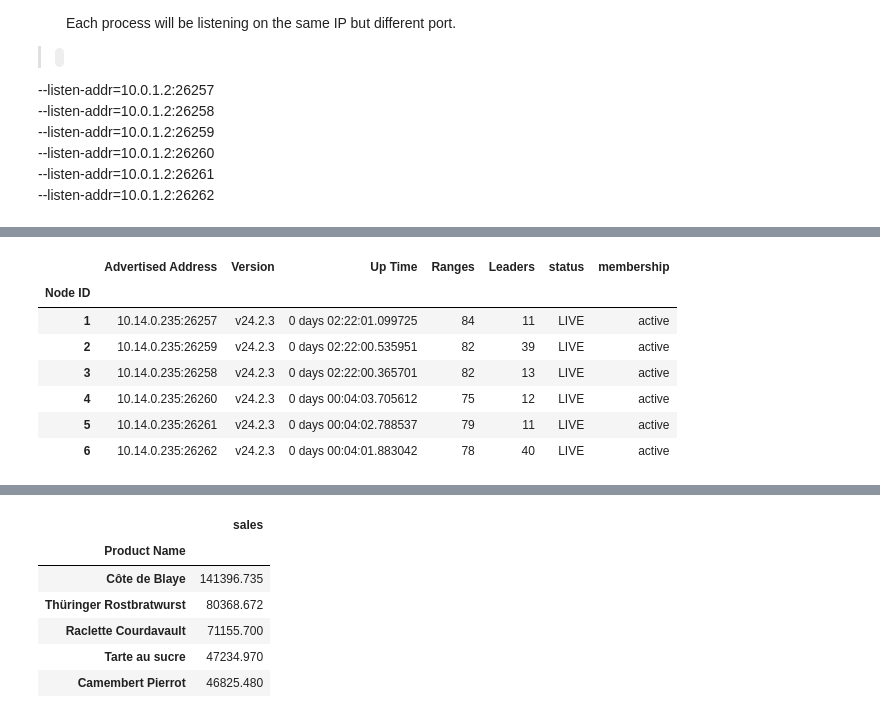
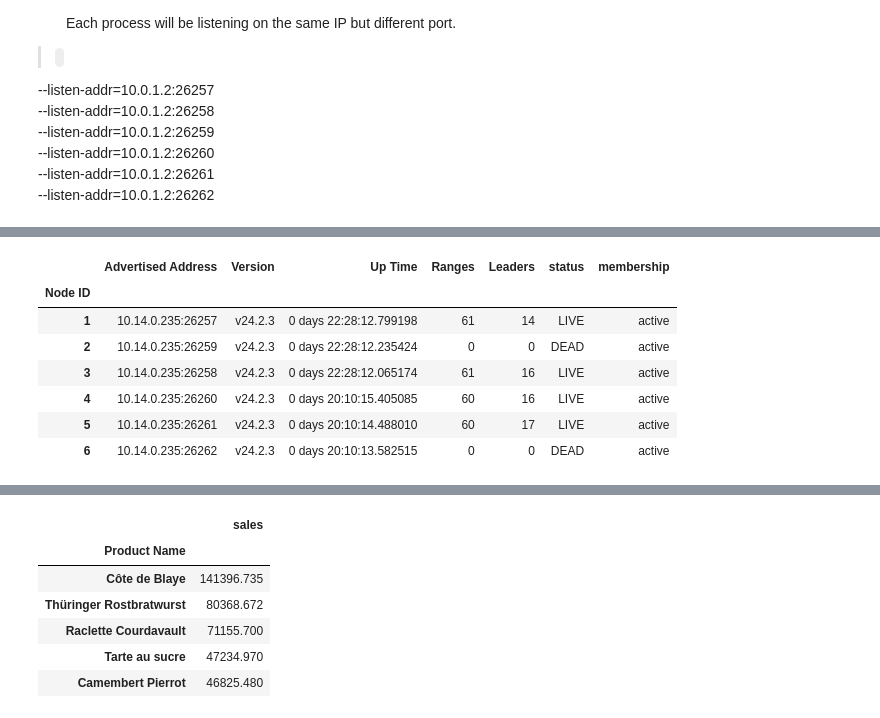
Before and after one commit to ainfanzon/Cockroach_IAM_Workshop, a Jupyter notebook: GCP_Colab_notebooks/Exercise_02.ipynb, the cells around one changed output, grey strips where cells are left out. Drawn from its saved outputs; the diff is of its cells as text; code cells hidden in the pictures.

```diff
--- a/GCP_Colab_notebooks/Exercise_02.ipynb
+++ b/GCP_Colab_notebooks/Exercise_02.ipynb
@@ -171,37 +171,37 @@ http://IP Address:8080/#/overview/list
 # %%
 conn = psycopg2.connect(
         database = 'northwind'
       , user = 'root'
-      , host = 'Your IP Address'                        # Use the GCP Compute Engine external IP address
+      , host = 'your ip address'                        # Use the GCP Compute Engine external IP address
       , port = '26257'
       , sslmode = 'disable'
 )
 
 cursor = conn.cursor()
 cursor.execute("""
 SELECT gn.node_id AS "Node ID"
      , gn.advertise_sql_address AS "Advertised Address"
      , gn.build_tag AS "Version"
      , current_timestamp() AT TIME ZONE 'UTC' - gn.started_at AS "Up Time"
      , "ranges" AS "Ranges"
      , leases AS "Leaders"
      , CASE WHEN is_live THEN 'LIVE' ELSE 'DEAD' END AS "status"
      , gl.membership
 FROM crdb_internal.gossip_nodes AS gn join crdb_internal.gossip_liveness AS gl USING(node_id)
 """)
 result_set = cursor.fetchall()
 df_result_set = pd.DataFrame(result_set, columns=[desc[0] for desc in cursor.description])
 df_result_set.set_index('Node ID', inplace=True)
 df_result_set
 # %% [output]
 |  | Advertised Address | Version | Up Time | Ranges | Leaders | status | membership |
 | Node ID |  |  |  |  |  |  |  |
-| 1 | 10.14.0.235:26257 | v24.2.3 | 0 days 02:22:01.099725 | 84 | 11 | LIVE | active |
-| 2 | 10.14.0.235:26259 | v24.2.3 | 0 days 02:22:00.535951 | 82 | 39 | LIVE | active |
-| 3 | 10.14.0.235:26258 | v24.2.3 | 0 days 02:22:00.365701 | 82 | 13 | LIVE | active |
-| 4 | 10.14.0.235:26260 | v24.2.3 | 0 days 00:04:03.705612 | 75 | 12 | LIVE | active |
-| 5 | 10.14.0.235:26261 | v24.2.3 | 0 days 00:04:02.788537 | 79 | 11 | LIVE | active |
-| 6 | 10.14.0.235:26262 | v24.2.3 | 0 days 00:04:01.883042 | 78 | 40 | LIVE | active |
+| 1 | 10.14.0.235:26257 | v24.2.3 | 0 days 22:28:12.799198 | 61 | 14 | LIVE | active |
+| 2 | 10.14.0.235:26259 | v24.2.3 | 0 days 22:28:12.235424 | 0 | 0 | DEAD | active |
+| 3 | 10.14.0.235:26258 | v24.2.3 | 0 days 22:28:12.065174 | 61 | 16 | LIVE | active |
+| 4 | 10.14.0.235:26260 | v24.2.3 | 0 days 20:10:15.405085 | 60 | 16 | LIVE | active |
+| 5 | 10.14.0.235:26261 | v24.2.3 | 0 days 20:10:14.488010 | 60 | 17 | LIVE | active |
+| 6 | 10.14.0.235:26262 | v24.2.3 | 0 days 20:10:13.582515 | 0 | 0 | DEAD | active |
 # %% [markdown]
 #### Compare the output with the earlier result.
 
```
Also changed, not shown: parts of 4 cells of this notebook.
